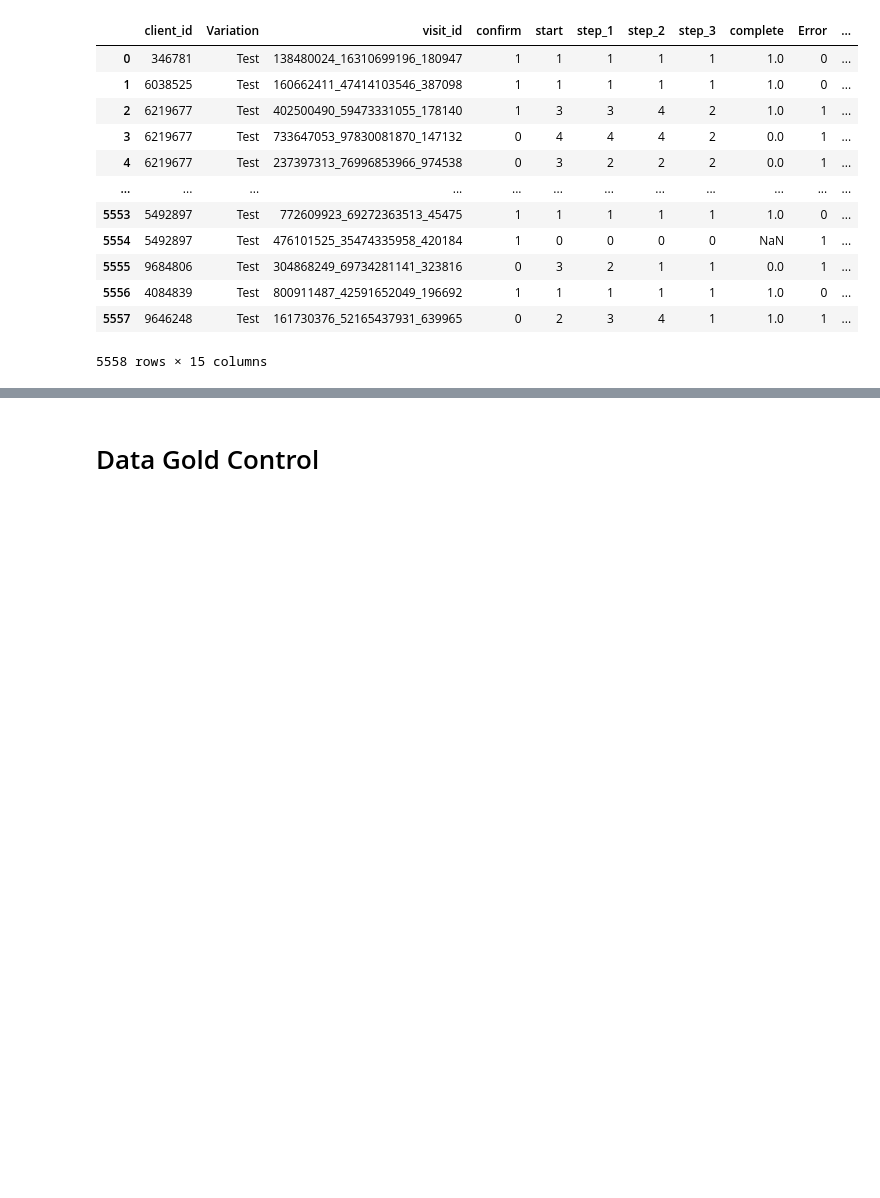
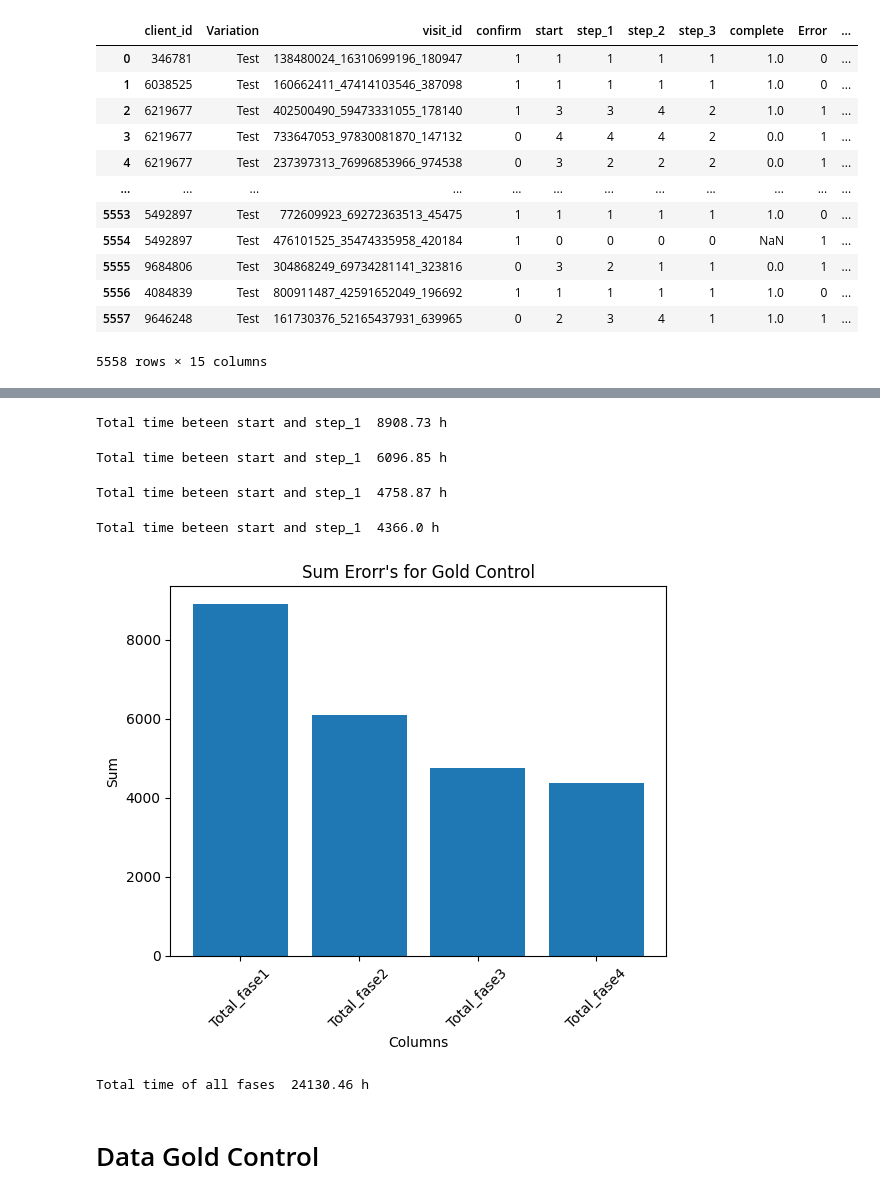
Before and after one commit to pmarquespt/Proj_5_Group_6_pat_gui, a Jupyter notebook: analysis and visualization/3_3_working data_Hypothesis_Testing_time.ipynb, the cells around one changed output, grey strips where cells are left out. Saved outputs shown, nothing was run; the diff lists cells and outputs as text; code cells hidden in the pictures; blank space fills up the shorter version.

```diff
--- a/analysis and visualization/3_3_working data_Hypothesis_Testing_time.ipynb
+++ b/analysis and visualization/3_3_working data_Hypothesis_Testing_time.ipynb
@@ -71,3 +190,60 @@ df_gold_test_e
+# %%
+# start - step 1
+df_gold_test_e1['time_st_s1'].sum()
+total_hours_1t = round(df_gold_test_e1['time_st_s1'].sum() / 3600, 2)
+print("Total time beteen start and step_1 ", total_hours_1t, "h")
+# %% [output]
+Total time beteen start and step_1  8908.73 h
+# %%
+# step 1 - step2
+df_gold_test_e1['time_s1_s2'].sum()
+total_hours_2t= round(df_gold_test_e1['time_s1_s2'].sum() / 3600, 2)
+print("Total time beteen start and step_1 ", total_hours_2t, "h")
+# %% [output]
+Total time beteen start and step_1  6096.85 h
+# %%
+# step 2 - step3
+df_gold_test_e1['time_s2_s3'].sum()
+total_hours_3t = round(df_gold_test_e1['time_s2_s3'].sum() / 3600, 2)
+print("Total time beteen start and step_1 ", total_hours_3t, "h")
+# %% [output]
+Total time beteen start and step_1  4758.87 h
+# %%
+# step 3 - confirm
+df_gold_test_e1['time_s3_confirm'].sum()
+total_hours_4t = round(df_gold_test_e1['time_s3_confirm'].sum() / 3600, 2)
+print("Total time beteen start and step_1 ", total_hours_4t, "h")
+# %% [output]
+Total time beteen start and step_1  4366.0 h
+# %%
+import matplotlib.pyplot as plt
+
+# Calculate the sums
+sum_values = [total_hours_1t,
+              total_hours_2t,
+              total_hours_3t,
+              total_hours_4t]
+
+# Column names
+columns = ['Total_fase1', 'Total_fase2', 'Total_fase3', 'Total_fase4']
+
+# Create the bar plot
+plt.bar(columns, sum_values)
+plt.xlabel('Columns')
+plt.ylabel('Sum')
+plt.xticks(rotation=45)
+plt.title("Sum Erorr's for Gold Control")
+plt.show()
+# %% [output]
+[figure, added]
+# %%
+# Somar os valores das colunas
+total_time = df_gold_test_e1['time_st_s1'].sum() + df_gold_test_e1['time_s1_s2'].sum() + df_gold_test_e1['time_s2_s3'].sum() + df_gold_test_e1['time_s3_confirm'].sum()
+
+total_hours_gt = round(total_time / 3600, 2)
+print("Total time of all fases ", total_hours_gt, "h")
+# %% [output]
+Total time of all fases  24130.46 h
 # %% [markdown]
 # Data Gold Control
 # %%
```
Also changed, not shown: parts of 36 cells of this notebook.
